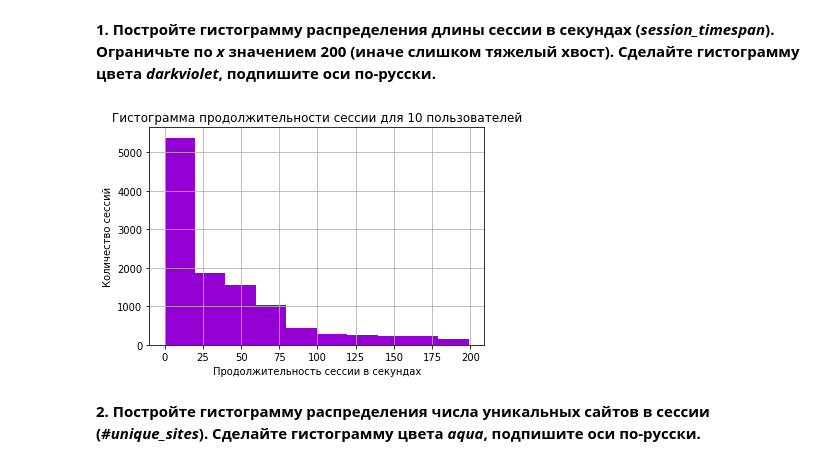
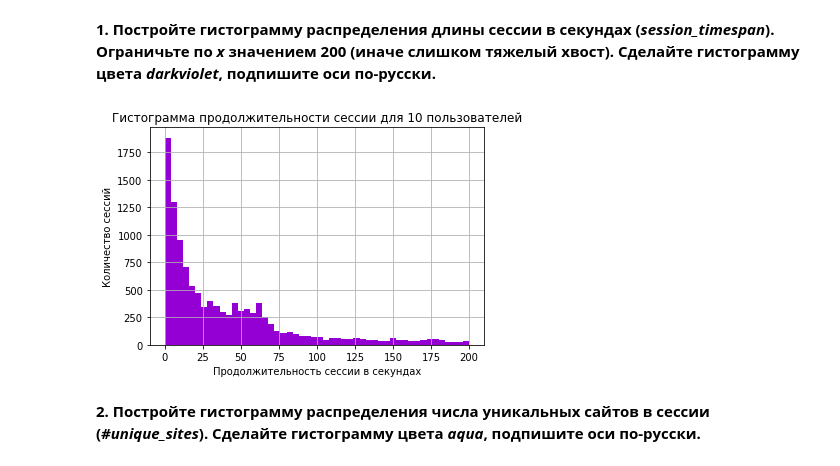
Before and after one commit to n-surkov/coursera_ml, a Jupyter notebook: solution/week3_visual_analysis_and_fe.ipynb, the cells around one changed output. Drawn from its saved outputs; the diff is of its cells as text; code cells hidden in the pictures.

```diff
--- a/solution/week3_visual_analysis_and_fe.ipynb
+++ b/solution/week3_visual_analysis_and_fe.ipynb
@@ -233,13 +201,13 @@ color_dic = {'Mary-Kate': 'pink', 'Ashley': 'darkviolet', 'Lindsey':'blueviolet'
 # %% [markdown]
 **1. Постройте гистограмму распределения длины сессии в секундах (*session_timespan*). Ограничьте по *x* значением 200 (иначе слишком тяжелый хвост). Сделайте гистограмму цвета *darkviolet*, подпишите оси по-русски.**
 # %%
-plot1 = train_data_10users['session_timespan'][train_data_10users['session_timespan'] < 200].hist(color='darkviolet')
-plot1.set(xlabel='Продолжительность сессии в секундах',
-          ylabel='Количество сессий',
-          title='Гистограмма продолжительности сессии для 10 пользователей')
+ax = train_data_10users['session_timespan'].hist(bins=50, range=(0,200), color='darkviolet')
+ax.set(xlabel='Продолжительность сессии в секундах',
+       ylabel='Количество сессий',
+       title='Гистограмма продолжительности сессии для 10 пользователей')
 pass
 # %% [output]
-[figure, old version]
+[figure, new version]
 # %% [markdown]
 **2. Постройте гистограмму распределения числа уникальных сайтов в сессии (*#unique_sites*). Сделайте гистограмму цвета *aqua*, подпишите оси по-русски.**
 # %%
```
Also changed, not shown: parts of 23 cells of this notebook.
